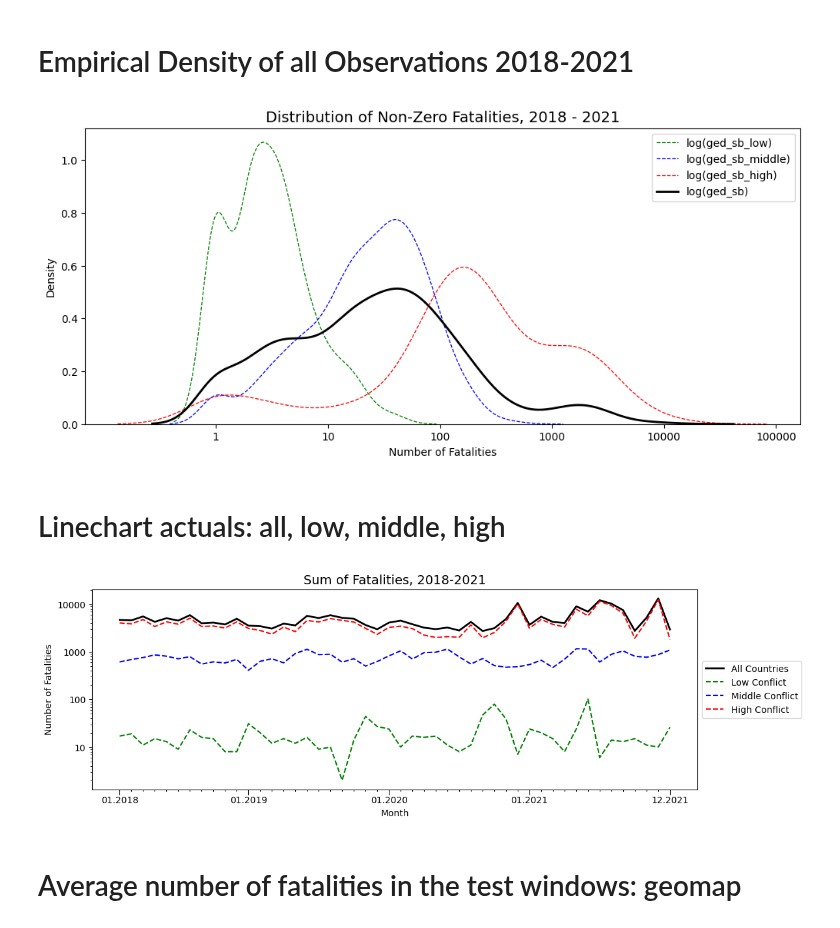
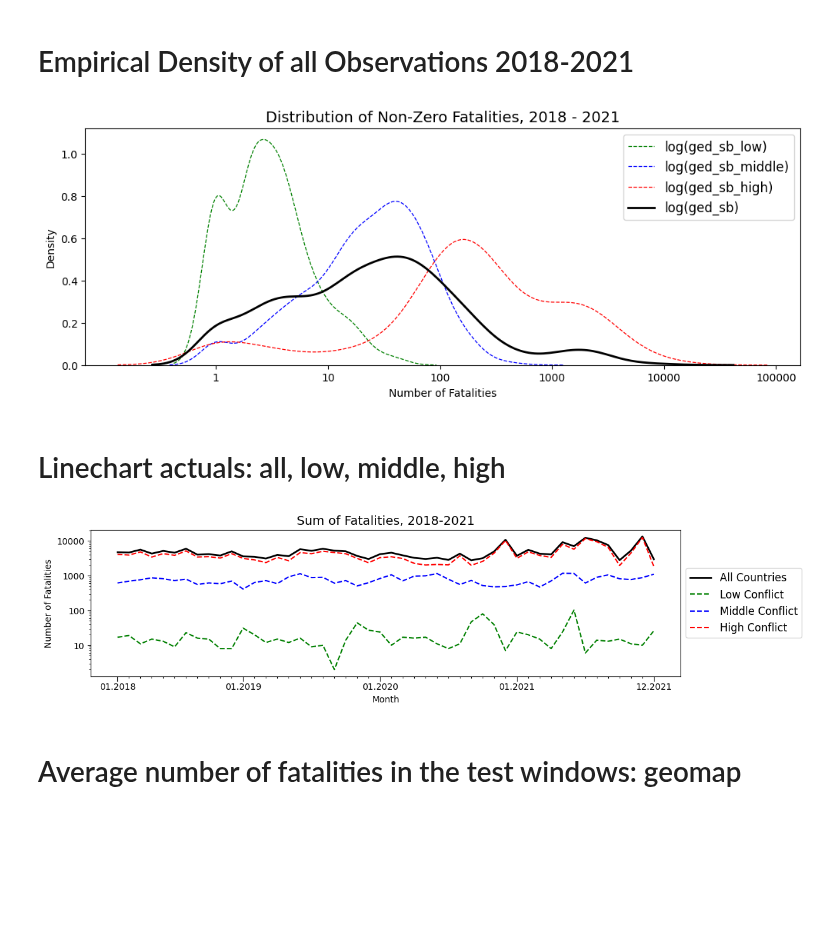
Before and after one commit to toboden/ConflictPredProbabilistic, a Jupyter notebook: plots_model_comp/dataset_description.ipynb, the cells around one changed output. Drawn from its saved outputs; the diff is of its cells as text; code cells hidden in the pictures; blank space fills up the shorter version.

```diff
--- a/plots_model_comp/dataset_description.ipynb
+++ b/plots_model_comp/dataset_description.ipynb
@@ -421,36 +421,36 @@ ged_sb_values_middle = np.array(ged_sb_values_middle)
 ged_sb_values_high = np.array(ged_sb_values_high)
 
 ged_sb_values_pos = ged_sb_values[ged_sb_values > 0]
 ged_sb_values_low_pos = ged_sb_values_low[ged_sb_values_low > 0]
 ged_sb_values_middle_pos = ged_sb_values_middle[ged_sb_values_middle > 0]
 ged_sb_values_high_pos = ged_sb_values_high[ged_sb_values_high > 0]
 
 ged_sb_values_log10 = log10(ged_sb_values_pos)
 ged_sb_values_low_log10 = log10(ged_sb_values_low_pos)
 ged_sb_values_middle_log10 = log10(ged_sb_values_middle_pos)
 ged_sb_values_high_log10 = log10(ged_sb_values_high_pos)
 
 # Erstelle ein KDE-Plot
-plt.figure(figsize=(12, 5))
+plt.figure(figsize=(12, 4))
 
 sns.kdeplot(ged_sb_values_low_log10, fill=False, color='green', linewidth=0.9, linestyle='--', label='log(ged_sb_low)')
 sns.kdeplot(ged_sb_values_middle_log10, fill=False, color='blue', linewidth=0.9, linestyle='--', label='log(ged_sb_middle)')
 sns.kdeplot(ged_sb_values_high_log10, fill=False, color='red', linewidth=0.9, linestyle='--',label='log(ged_sb_high)')
 sns.kdeplot(ged_sb_values_log10, fill=False, color='black', linewidth=2, label='log(ged_sb)')
 
 custom_ticks = [0,1,2,3,4,5]
 custom_labels = ['1','10','100','1000','10000','100000']
 plt.xticks(custom_ticks, custom_labels)
 plt.xlabel('Number of Fatalities')
 
-plt.legend(loc='upper right')
+plt.legend(loc='upper right', fontsize=12)
 
 plt.title('Distribution of Non-Zero Fatalities, 2018 - 2021', fontsize=14, y=1) # Benchmark  NB   Hurdle   Neural Net
 
 # Zeige das Diagramm
 plt.show()
 # %% [output]
-[figure, old version]
+[figure, new version]
 # %% [markdown]
 # Linechart actuals: all, low, middle, high
 # %%
@@ -481,7 +481,7 @@ for month in testwindow_months:
     middle_actuals_list.append(np.sum(middle))
     high_actuals_list.append(np.sum(high))
 # %%
-plt.figure(figsize=(12, 4))
+plt.figure(figsize=(12, 3))
 
 # Erzeuge das Liniendiagramm
 plt.plot(testwindow_months, all_actuals_list, color='black', linewidth=2, label='All Countries')
@@ -525,12 +525,12 @@ plt.ylabel('Number of Fatalities')
 
 plt.title('Sum of Fatalities, 2018-2021', fontsize=14, y=1) # Benchmark  NB   Hurdle   Neural Net
 # Fasse die Quantile zu einem Eintrag in der Legende zusammen und platziere sie rechts
-plt.legend(loc='center left', bbox_to_anchor=(1, 0.5))
+plt.legend(loc='center left', bbox_to_anchor=(1, 0.5), fontsize=12)
 
 # Zeige das Diagramm
 plt.show()
 # %% [output]
-[figure, old version]
+[figure, new version]
 # %% [markdown]
 # Average number of fatalities in the test windows: geomap
 # %%
```
Also changed, not shown: parts of 2 cells of this notebook, 1 other file.
